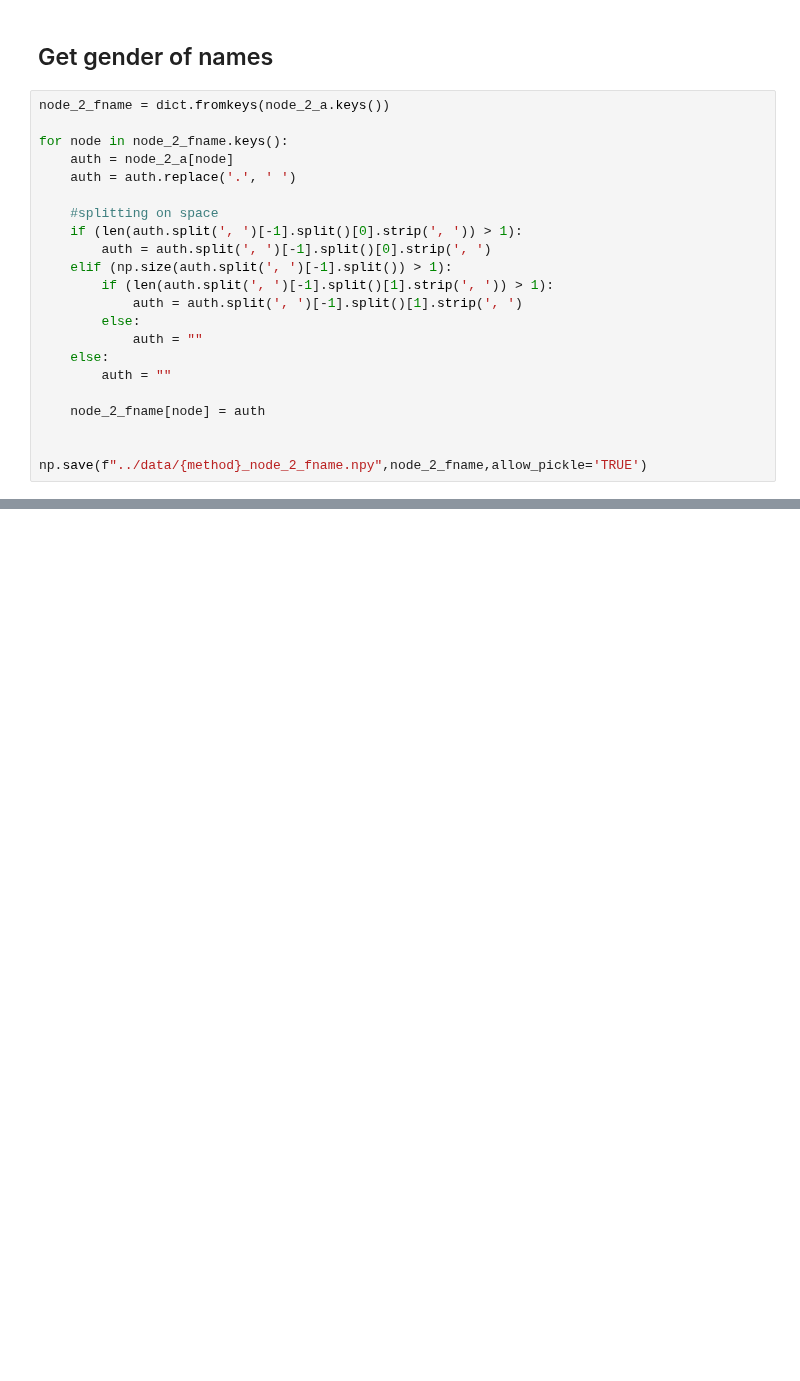
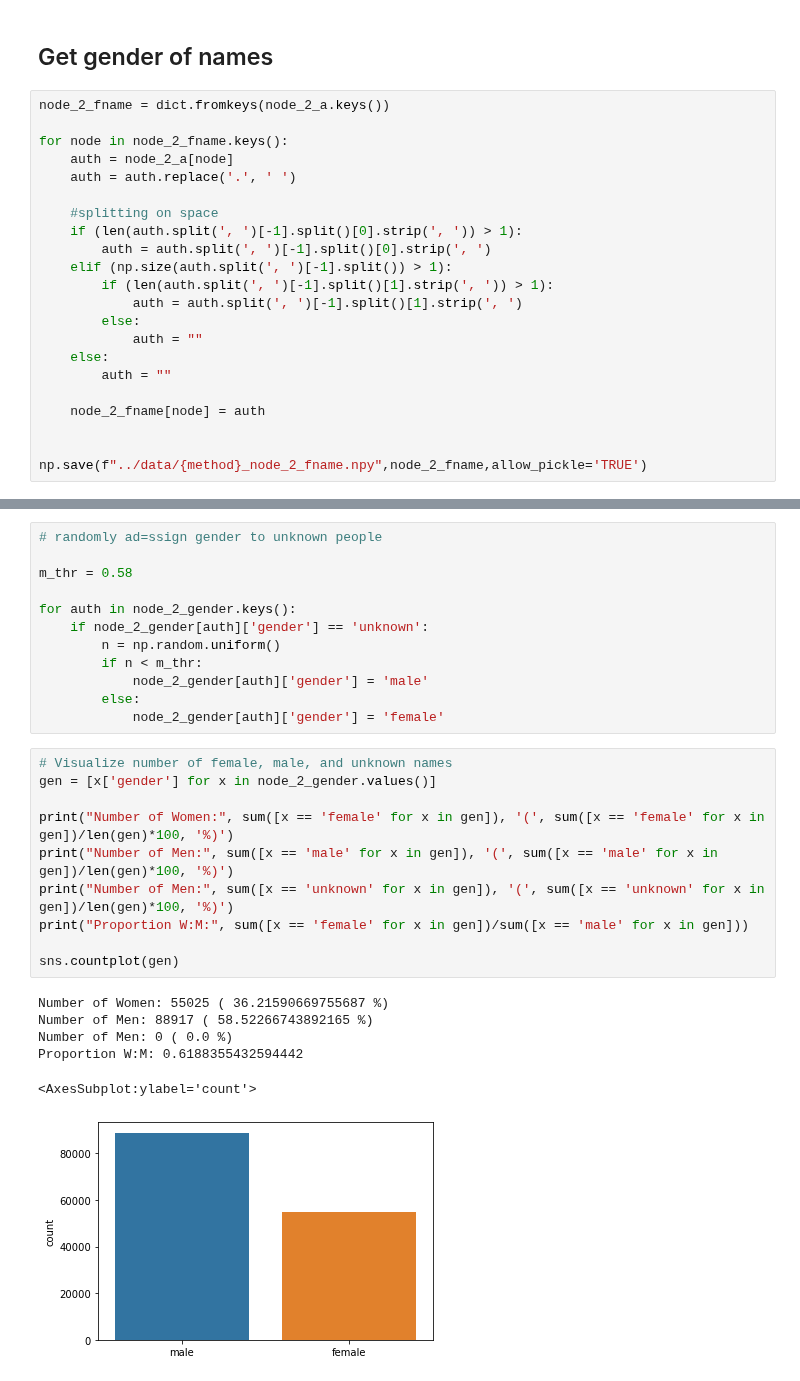
Before and after one commit to jastiso/modeling_citations, a Jupyter notebook: scripts/eda.ipynb, the cells around one changed output, grey strips where cells are left out. Saved outputs shown, nothing was run; the diff lists cells and outputs as text; blank space fills up the shorter version.

```diff
--- a/scripts/eda.ipynb
+++ b/scripts/eda.ipynb
@@ -205,0 +221,29 @@ node_2_fname
+# %%
+# randomly ad=ssign gender to unknown people
+
+m_thr = 0.58
+
+for auth in node_2_gender.keys():
+    if node_2_gender[auth]['gender'] == 'unknown':
+        n = np.random.uniform()
+        if n < m_thr:
+            node_2_gender[auth]['gender'] = 'male'
+        else:
+            node_2_gender[auth]['gender'] = 'female'
+# %%
+# Visualize number of female, male, and unknown names
+gen = [x['gender'] for x in node_2_gender.values()]
+
+print("Number of Women:", sum([x == 'female' for x in gen]), '(', sum([x == 'female' for x in gen])/len(gen)*100, '%)')
+print("Number of Men:", sum([x == 'male' for x in gen]), '(', sum([x == 'male' for x in gen])/len(gen)*100, '%)')
+print("Number of Men:", sum([x == 'unknown' for x in gen]), '(', sum([x == 'unknown' for x in gen])/len(gen)*100, '%)')
+print("Proportion W:M:", sum([x == 'female' for x in gen])/sum([x == 'male' for x in gen]))
+
+sns.countplot(gen)
+# %% [output]
+Number of Women: 55025 ( 36.21590669755687 %)
+Number of Men: 88917 ( 58.52266743892165 %)
+Number of Men: 0 ( 0.0 %)
+Proportion W:M: 0.6188355432594442
+<AxesSubplot:ylabel='count'>
+[figure, added]
```
Also changed, not shown: parts of 8 cells of this notebook.
